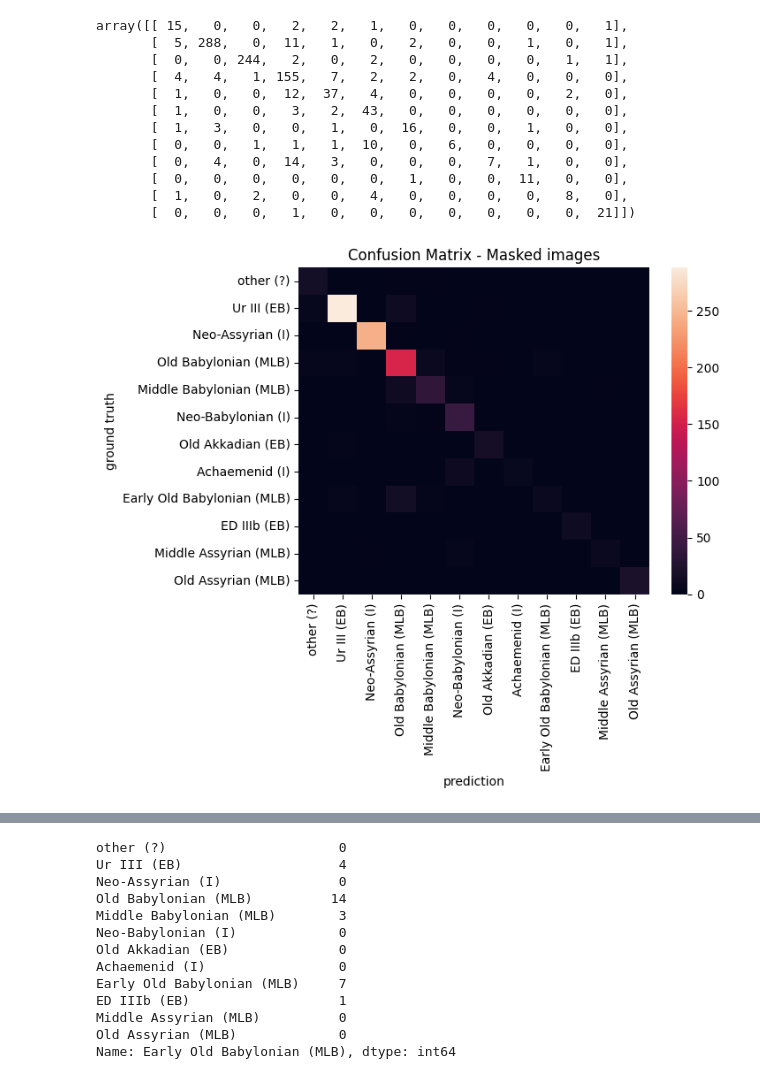
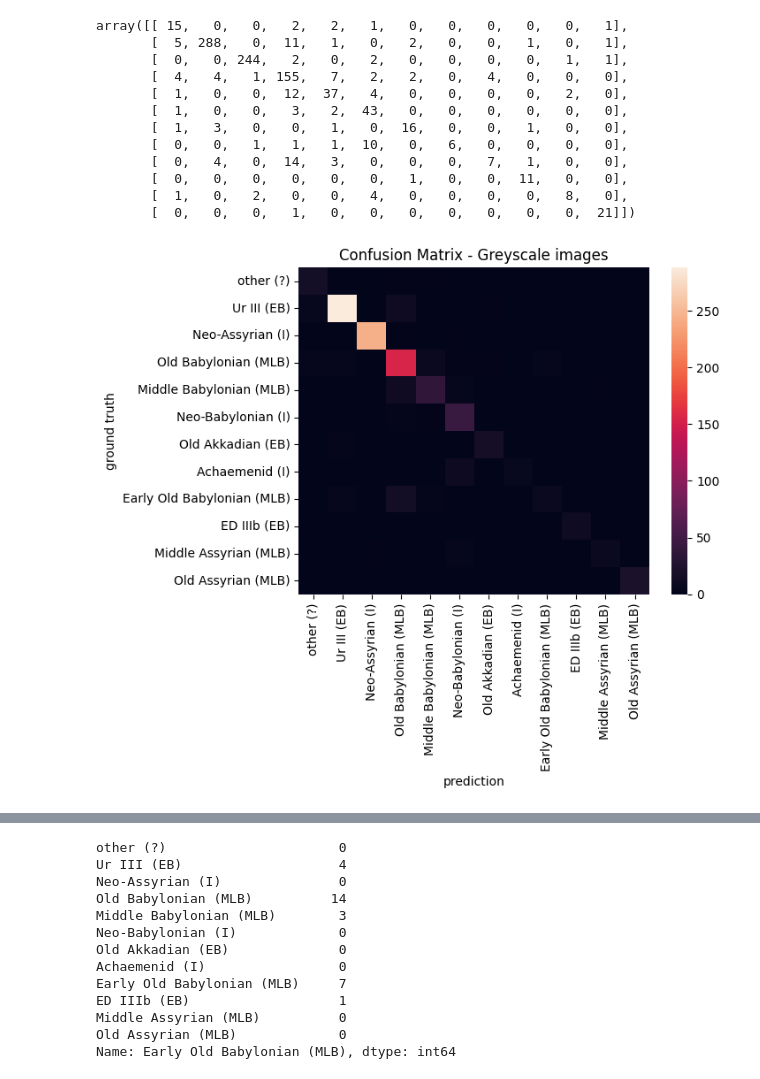
Before and after one commit to daniellekap/ShapingHistory, a Jupyter notebook: 6.1 test period classifier - greyscale tablets.ipynb, the cells around one changed output, grey strips where cells are left out. Drawn from its saved outputs; the diff is of its cells as text; code cells hidden in the pictures.

Commit message:
running resnet50 classifiers on masked and greyscale datasets, organizing imports

```diff
--- a/6.1 test period classifier - greyscale tablets.ipynb
+++ b/6.1 test period classifier - greyscale tablets.ipynb
@@ -257,10 +257,10 @@ array([[ 15,   0,   0,   2,   2,   1,   0,   0,   0,   0,   0,   1],
 # %%
 sns.heatmap(cm, xticklabels=PERIOD_LABELS_C, yticklabels=PERIOD_LABELS_C);
 plt.xlabel('prediction');
 plt.ylabel('ground truth')
-plt.title("Confusion Matrix - Masked images");
+plt.title("Confusion Matrix - Greyscale images");
 # %% [output]
-[figure, old version]
+[figure, new version]
 # %%
 cm_rownorm = (cm / cm.sum(axis=1)[:, None])
 # %%
```
Also changed, not shown: parts of 11 cells of this notebook, 2 other files.
